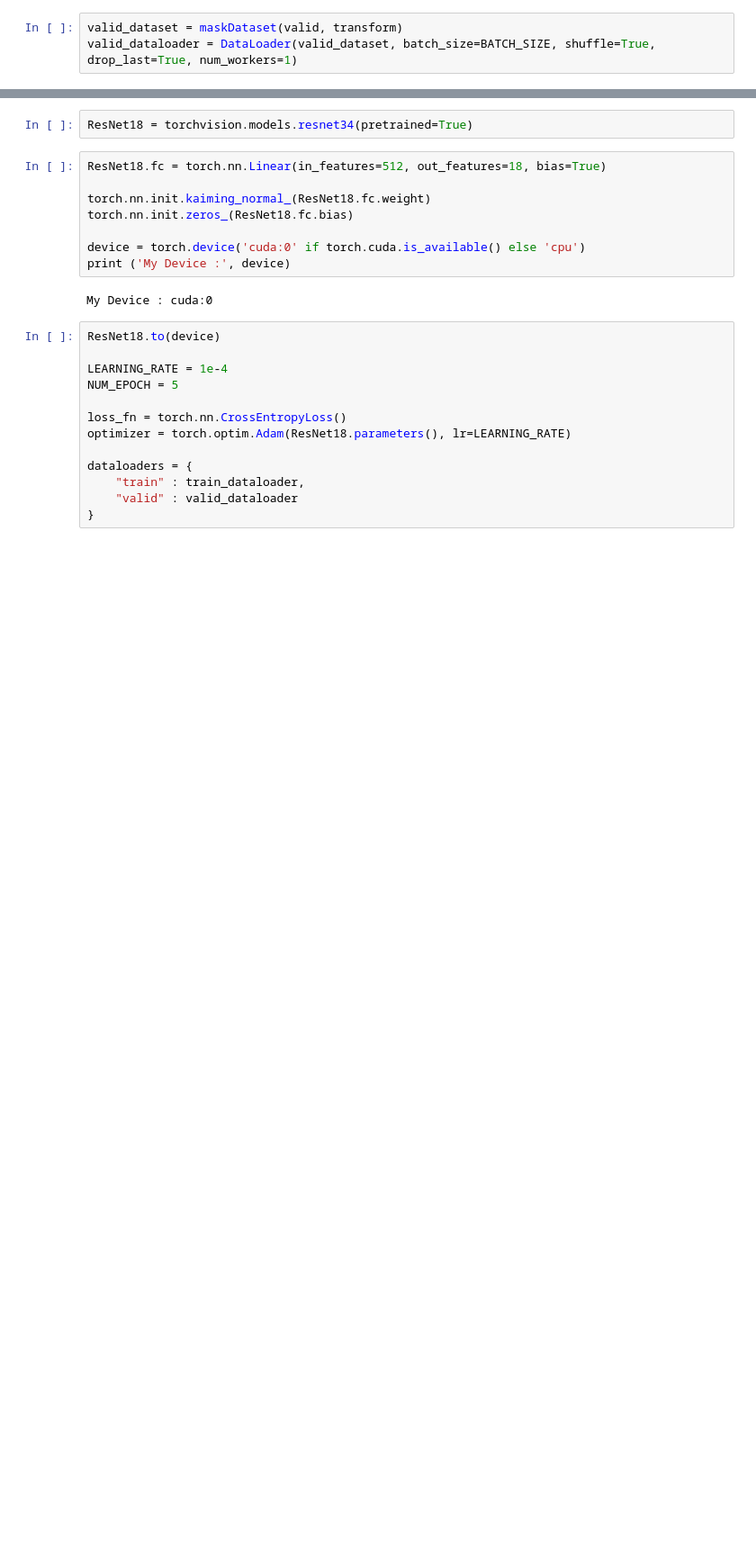
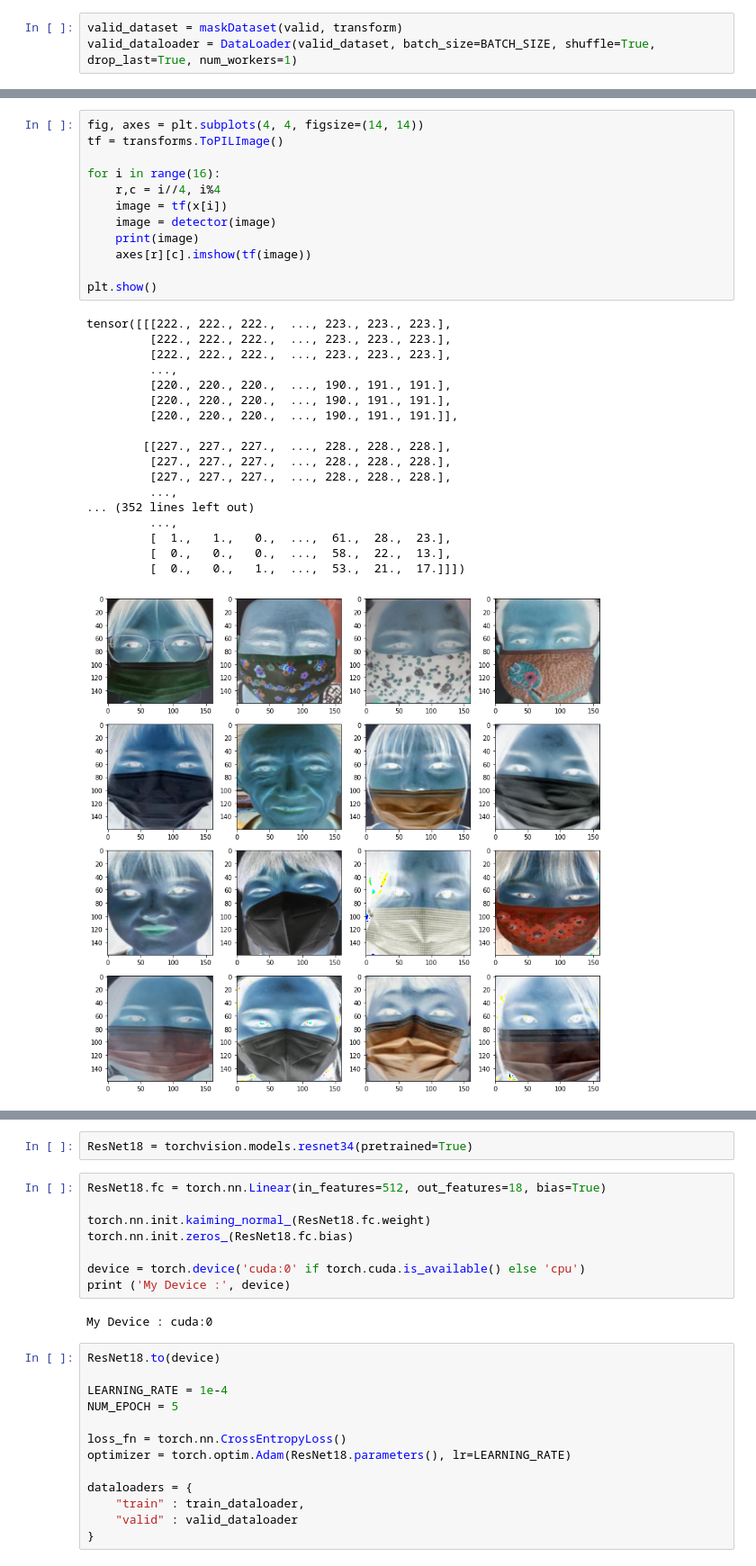
Before and after one commit to boostcampaitech3/level1-image-classification-level1-recsys-04, a Jupyter notebook: model/aistage_test.ipynb, the cells around one changed output, grey strips where cells are left out. Shown at 90% size. Cells and saved outputs as stored; diff of their text form; blank space fills up the shorter version.

```diff
--- a/model/aistage_test.ipynb
+++ b/model/aistage_test.ipynb
@@ -96,0 +159,31 @@ torch.Size([128, 3, 512, 384])
+# %%
+fig, axes = plt.subplots(4, 4, figsize=(14, 14))
+tf = transforms.ToPILImage()
+
+for i in range(16):
+    r,c = i//4, i%4
+    image = tf(x[i])
+    image = detector(image)
+    print(image)
+    axes[r][c].imshow(tf(image))
+
+plt.show()
+# %% [output]
+tensor([[[222., 222., 222.,  ..., 223., 223., 223.],
+         [222., 222., 222.,  ..., 223., 223., 223.],
+         [222., 222., 222.,  ..., 223., 223., 223.],
+         ...,
+         [220., 220., 220.,  ..., 190., 191., 191.],
+         [220., 220., 220.,  ..., 190., 191., 191.],
+         [220., 220., 220.,  ..., 190., 191., 191.]],
+
+        [[227., 227., 227.,  ..., 228., 228., 228.],
+         [227., 227., 227.,  ..., 228., 228., 228.],
+         [227., 227., 227.,  ..., 228., 228., 228.],
+         ...,
+... (352 lines left out)
+         ...,
+         [  1.,   1.,   0.,  ...,  61.,  28.,  23.],
+         [  0.,   0.,   0.,  ...,  58.,  22.,  13.],
+         [  0.,   0.,   1.,  ...,  53.,  21.,  17.]]])
+[figure, added]
```
Also changed, not shown: parts of 19 cells of this notebook, 1 other file.
